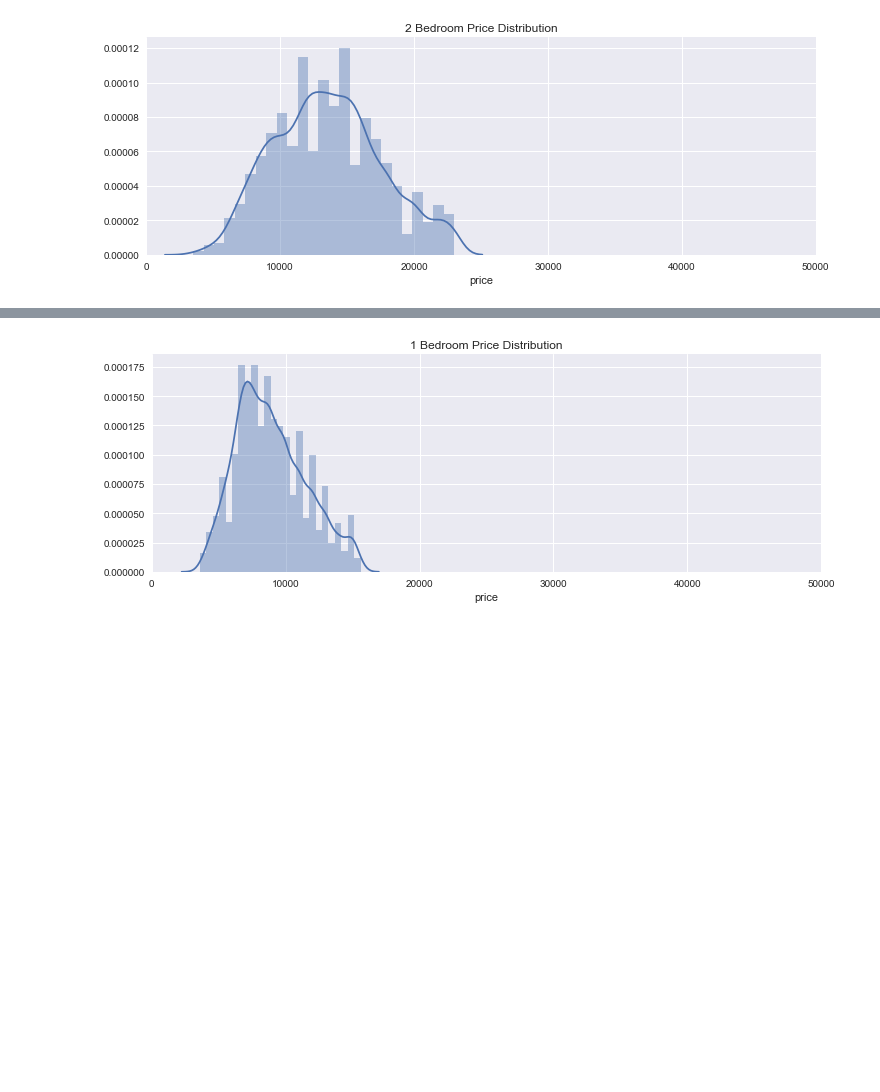
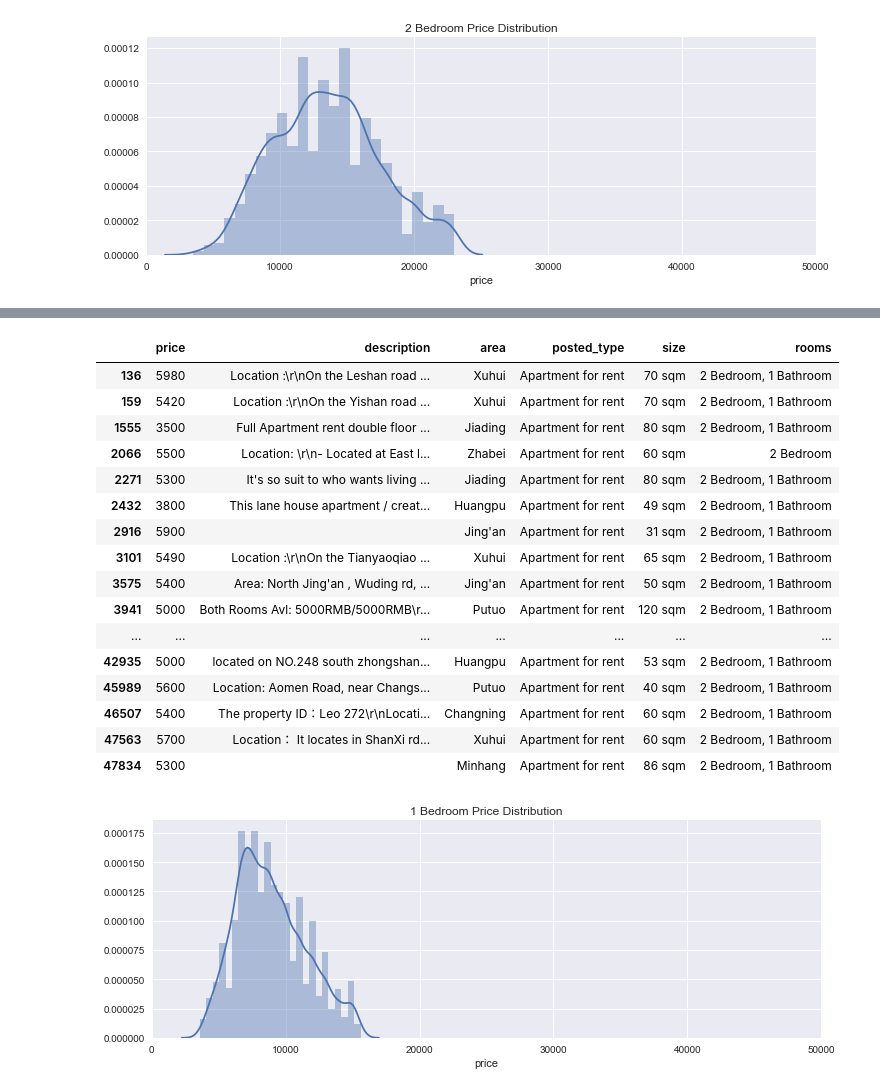
Before and after one commit to tjspross/scrapy_smartshanghai, a Jupyter notebook: ss_analysis.ipynb, the cells around one changed output, grey strips where cells are left out. Cells and saved outputs as stored; diff of their text form; code cells hidden in the pictures; blank space fills up the shorter version.

```diff
--- a/ss_analysis.ipynb
+++ b/ss_analysis.ipynb
@@ -12,3 +18,16 @@ sns.set(color_codes=True)
+# %%
+df_dist_d = gdp.read_file('/Users/tjspross/Downloads/layer0_0_dense/')
+df_dist_d = df_dist_d.to_crs({'init': 'epsg:4326'})
+df_dist_c = gdp.read_file('/Users/tjspross/Downloads/layer0_0_central/')
+df_dist_c = df_dist_c.to_crs({'init': 'epsg:4326'})
+
+df_natline = gdp.read_file('/Users/tjspross/Documents/shanghai_sharpfile/natural_line.shp')
+df_bound_line = gdp.read_file('/Users/tjspross/Documents/shanghai_sharpfile/boundary_line.shp')
+df_highway = gdp.read_file('/Users/tjspross/Documents/shanghai_sharpfile/highway_line.shp')
+df_waterway = gdp.read_file('/Users/tjspross/Documents/shanghai_sharpfile/waterway_polygon_polygon.shp')
+df_bound_poly = gdp.read_file('/Users/tjspross/Documents/shanghai_sharpfile/boundary_polygon_polygon.shp')
+df_bound_poly = df_bound_poly.loc[df_bound_poly['BOUNDARY']!='protected_area']
+df_bound_poly = df_bound_poly.loc[df_bound_poly['ADMIN_LEVE']=='6']
 # %%
 df = pd.read_json("/Users/tjspross/Documents/scrapy_smartshanghai/housing.json",lines=True)
 # remove null or missing values
@@ -172,3 +333,24 @@ plt.show()
+# %%
+df.loc[(df['price']<6000) & (df['rooms_BR']==2) &
+      (~df['posted_type'].isin(['Shared apartment','Service Apartment']))][['price','description','area','posted_type','size','rooms']]
+# %% [output]
+|  | price | description | area | posted_type | size | rooms |
+| 136 | 5980 | Location :\r\nOn the Leshan road ... | Xuhui | Apartment for rent | 70 sqm | 2 Bedroom, 1 Bathroom |
+| 159 | 5420 | Location :\r\nOn the Yishan road ... | Xuhui | Apartment for rent | 70 sqm | 2 Bedroom, 1 Bathroom |
+| 1555 | 3500 | Full Apartment rent double floor ... | Jiading | Apartment for rent | 80 sqm | 2 Bedroom, 1 Bathroom |
+| 2066 | 5500 | Location: \r\n- Located at East l... | Zhabei | Apartment for rent | 60 sqm | 2 Bedroom |
+| 2271 | 5300 | It's so suit to who wants living ... | Jiading | Apartment for rent | 80 sqm | 2 Bedroom, 1 Bathroom |
+| 2432 | 3800 | This lane house apartment / creat... | Huangpu | Apartment for rent | 49 sqm | 2 Bedroom, 1 Bathroom |
+| 2916 | 5900 |  | Jing'an | Apartment for rent | 31 sqm | 2 Bedroom, 1 Bathroom |
+| 3101 | 5490 | Location :\r\nOn the Tianyaoqiao ... | Xuhui | Apartment for rent | 65 sqm | 2 Bedroom, 1 Bathroom |
+| 3575 | 5400 | Area: North Jing'an , Wuding rd, ... | Jing'an | Apartment for rent | 50 sqm | 2 Bedroom, 1 Bathroom |
+| 3941 | 5000 | Both Rooms Avl: 5000RMB/5000RMB\r... | Putuo | Apartment for rent | 120 sqm | 2 Bedroom, 1 Bathroom |
+| ... | ... | ... | ... | ... | ... | ... |
+| 42935 | 5000 | located on NO.248 south zhongshan... | Huangpu | Apartment for rent | 53 sqm | 2 Bedroom, 1 Bathroom |
+| 45989 | 5600 | Location: Aomen Road, near Changs... | Putuo | Apartment for rent | 40 sqm | 2 Bedroom, 1 Bathroom |
+| 46507 | 5400 | The property ID：Leo 272\r\nLocati... | Changning | Apartment for rent | 60 sqm | 2 Bedroom, 1 Bathroom |
+| 47563 | 5700 | Location： It locates in ShanXi rd... | Xuhui | Apartment for rent | 60 sqm | 2 Bedroom, 1 Bathroom |
+| 47834 | 5300 |  | Minhang | Apartment for rent | 86 sqm | 2 Bedroom, 1 Bathroom |
 # %%
 plt.figure(figsize=(12,4))
 sns.set(color_codes=True)
```
Also changed, not shown: parts of 15 cells of this notebook, 2 other files.
